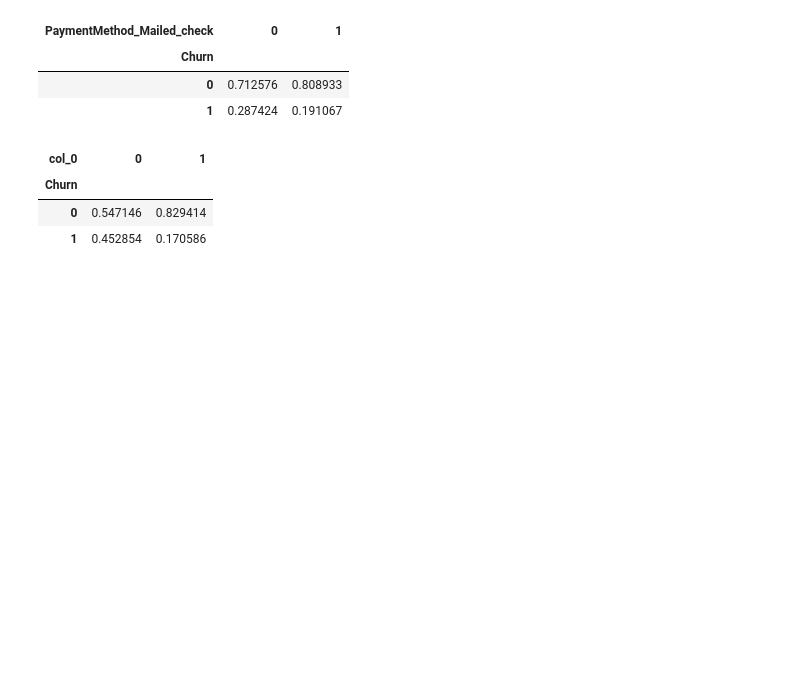
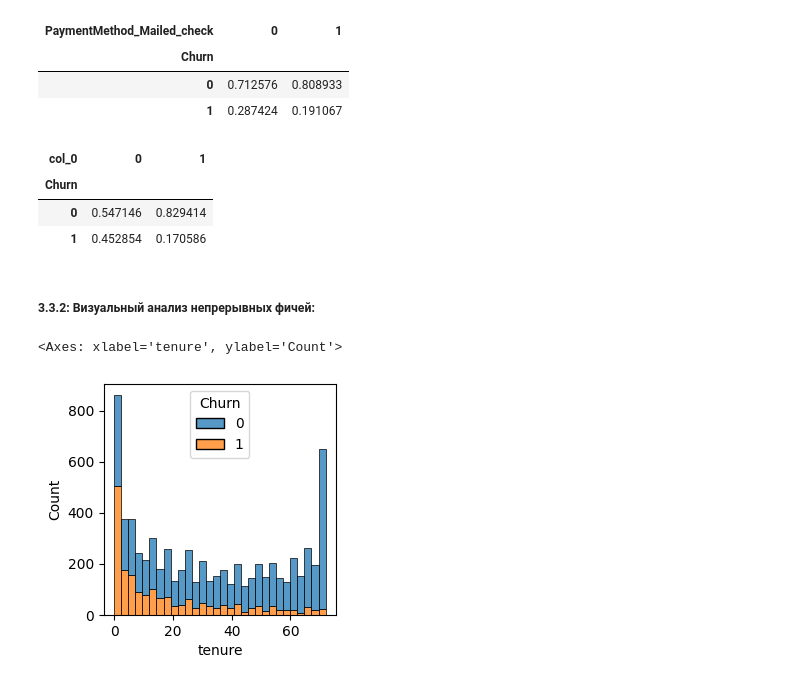
Before and after one commit to yo1oo0/portfolio, a Jupyter notebook: DataAnalysis/TelcoCustomerChurn/LogRegTelecomChurn.ipynb, the cells around one changed output. Drawn from its saved outputs; the diff is of its cells as text; code cells hidden in the pictures; blank space fills up the shorter version.

```diff
--- a/DataAnalysis/TelcoCustomerChurn/LogRegTelecomChurn.ipynb
+++ b/DataAnalysis/TelcoCustomerChurn/LogRegTelecomChurn.ipynb
@@ -20,7 +21,7 @@ import matplotlib.pyplot as plt
 # %% [markdown]
 **Создаем DataFrame-источник**
 # %%
-source_df = pd.read_csv(r'C:\portfolio\DataAnalysis\TelcoCustomerChurn\Telco_Cusomer_Churn.csv')
+source_df = pd.read_csv(r'C:\Users\kondrashovms\Downloads\Telco_Cusomer_Churn.csv')
 source_df.drop(columns=['customerID'], inplace=True) # Бесполезный столбец в этой задаче
 # %% [markdown]
 ### **3. Обрабатываем | Изучаем данные**
@@ -477,3 +511,12 @@ pd.crosstab(source_df['Churn'], source_df['PaymentMethod_Mailed_check']+source_d
 | Churn |  |  |
 | 0 | 0.547146 | 0.829414 |
 | 1 | 0.452854 | 0.170586 |
+# %% [markdown]
+##### 3.3.2: **Визуальный анализ непрерывных фичей**:
+# %%
+plt.figure(figsize=(3, 3))
+sns.histplot(data=source_df, x='tenure', hue='Churn', multiple='stack', bins=30)
+# Очевидно, что со временем сохраняются более лояльные клиенты
+# %% [output]
+<Axes: xlabel='tenure', ylabel='Count'>
+[figure, added]
```
Also changed, not shown: parts of 16 cells of this notebook.
